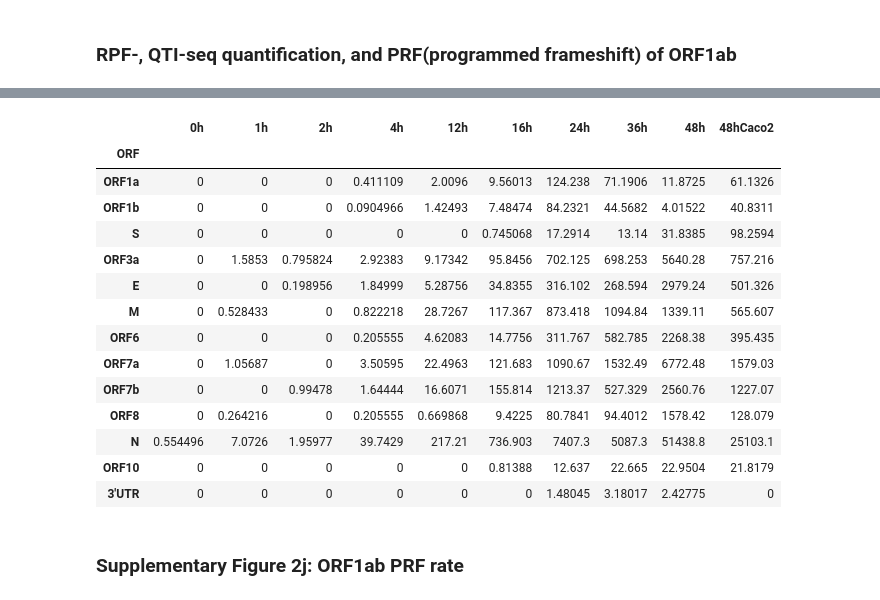
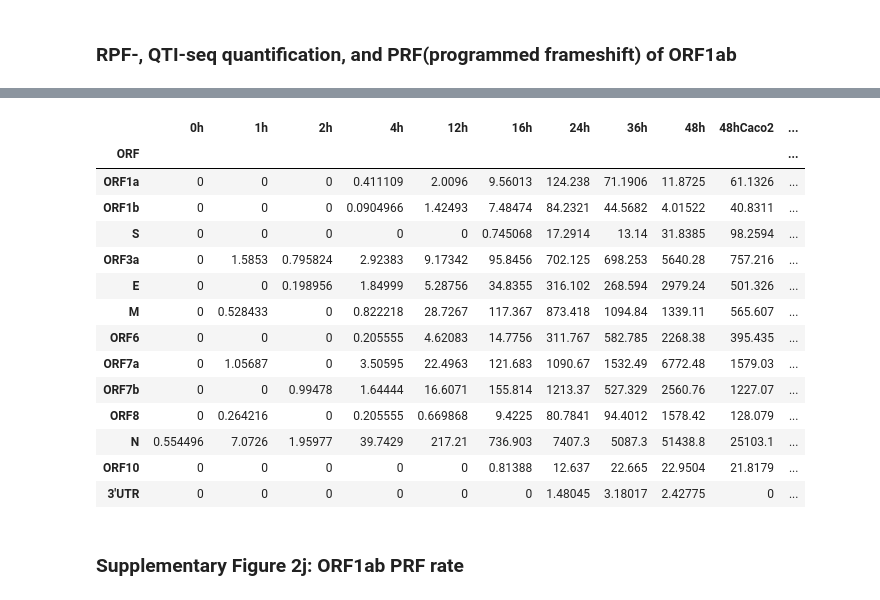
Before and after one commit to DoyeonKim-BI/Kimetal_SARSCOV2translatome, a Jupyter notebook: codes/Kimetal_analysis_SARSCOV2part.ipynb, the cells around one changed output, grey strips where cells are left out. Cells and saved outputs as stored; diff of their text form; code cells hidden in the pictures.

```diff
--- a/codes/Kimetal_analysis_SARSCOV2part.ipynb
+++ b/codes/Kimetal_analysis_SARSCOV2part.ipynb
@@ -265,11 +805,14 @@ def plot_timecourse_exp(exp_df, hpi_list =[], log10=True, ylim=None, psc = 0.0,
     plt.style.use('default')
 
     fig = plt.figure(figsize=(4,3))
-    ORFlist = exp_df.index
-    cov_annotations = ['ORF1a','ORF1b','S','ORF3a','E','M','ORF6','ORF7a','ORF7b','ORF8','N','ORF10']
+    ORFlist = list(exp_df.index)
+
     exp_df = exp_df[hpi_list]
     if include_3UTR:
-        cov_annotations.append('3\'UTR')
+        assert '3\'UTR' in ORFlist
+    else:
+        if '3\'UTR' in ORFlist:
+            ORFlist.remove('3\'UTR')
     x = np.arange(len(exp_df.columns))
     for ORF in ORFlist:
         exp = exp_df.loc[ORF]
@@ -290,14 +833,12 @@ def plot_timecourse_exp(exp_df, hpi_list =[], log10=True, ylim=None, psc = 0.0,
                 linestyle='--'
             label    = ORF
 
-        if (ORF == 'ORF10') and ('ORF10_NmRNA' in ORFlist): #ORF10_NmRNA: calculation of ORF10 TE by dividing N mRNA level
-            linestyle='--'
-
         if grey_exceptS:
             color = '#e8e8e8'
             if ORF in ['S','S_after']:
                 color = ORF_palette['S']
-        elif ORF == 'ORF10_NmRNA':
+        elif ORF == 'ORF10_NmRNA': #ORF10_NmRNA: calculation of ORF10 TE by dividing N mRNA level
+            linestyle='--'
             color = ORF_palette['ORF10']
         else:
             color = ORF_palette[ORF]
@@ -557,7 +1100,7 @@ RPF expression
 '''QTI-seq quantification, without TIS-L S*'''
 #QTI RPM calculation
 print('QTI expression')
-hpi_list   = ['%dh' %i for i in [0,1,2,4,12,16,24,36]]+['48h','48hCaco2']
+hpi_list   = ['%dh' %i for i in [0,1,2,4,12,16,24,36]]+['48h','48hCaco2', '48hCalu3cured']
 df_precalc_ORF1ab_PRFratio = pd.read_csv(RESULTDIR %('RPF_ORF1ab_PRF.tsv'), sep = '\t', index_col = 0)
 calc_timecourse_RPFexp(hpi_list, assay_prefix = 'RPFSeq',sample_prefix='QTI', offset_RPF = 12,
                        quant_range = (0,15), as_RPM = True, df_precalc_ORF1ab_PRFratio = df_precalc_ORF1ab_PRFratio,
@@ -584,18 +1128,18 @@ QTI expression
-|  | 0h | 1h | 2h | 4h | 12h | 16h | 24h | 36h | 48h | 48hCaco2 |
-| ORF |  |  |  |  |  |  |  |  |  |  |
-| ORF1a | 0 | 0 | 0 | 0.411109 | 2.0096 | 9.56013 | 124.238 | 71.1906 | 11.8725 | 61.1326 |
-| ORF1b | 0 | 0 | 0 | 0.0904966 | 1.42493 | 7.48474 | 84.2321 | 44.5682 | 4.01522 | 40.8311 |
-| S | 0 | 0 | 0 | 0 | 0 | 0.745068 | 17.2914 | 13.14 | 31.8385 | 98.2594 |
-| ORF3a | 0 | 1.5853 | 0.795824 | 2.92383 | 9.17342 | 95.8456 | 702.125 | 698.253 | 5640.28 | 757.216 |
-| E | 0 | 0 | 0.198956 | 1.84999 | 5.28756 | 34.8355 | 316.102 | 268.594 | 2979.24 | 501.326 |
-| M | 0 | 0.528433 | 0 | 0.822218 | 28.7267 | 117.367 | 873.418 | 1094.84 | 1339.11 | 565.607 |
-| ORF6 | 0 | 0 | 0 | 0.205555 | 4.62083 | 14.7756 | 311.767 | 582.785 | 2268.38 | 395.435 |
-| ORF7a | 0 | 1.05687 | 0 | 3.50595 | 22.4963 | 121.683 | 1090.67 | 1532.49 | 6772.48 | 1579.03 |
-| ORF7b | 0 | 0 | 0.99478 | 1.64444 | 16.6071 | 155.814 | 1213.37 | 527.329 | 2560.76 | 1227.07 |
-| ORF8 | 0 | 0.264216 | 0 | 0.205555 | 0.669868 | 9.4225 | 80.7841 | 94.4012 | 1578.42 | 128.079 |
-| N | 0.554496 | 7.0726 | 1.95977 | 39.7429 | 217.21 | 736.903 | 7407.3 | 5087.3 | 51438.8 | 25103.1 |
-| ORF10 | 0 | 0 | 0 | 0 | 0 | 0.81388 | 12.637 | 22.665 | 22.9504 | 21.8179 |
-| 3'UTR | 0 | 0 | 0 | 0 | 0 | 0 | 1.48045 | 3.18017 | 2.42775 | 0 |
+|  | 0h | 1h | 2h | 4h | 12h | 16h | 24h | 36h | 48h | 48hCaco2 | ... |
+| ORF |  |  |  |  |  |  |  |  |  |  | ... |
+| ORF1a | 0 | 0 | 0 | 0.411109 | 2.0096 | 9.56013 | 124.238 | 71.1906 | 11.8725 | 61.1326 | ... |
+| ORF1b | 0 | 0 | 0 | 0.0904966 | 1.42493 | 7.48474 | 84.2321 | 44.5682 | 4.01522 | 40.8311 | ... |
+| S | 0 | 0 | 0 | 0 | 0 | 0.745068 | 17.2914 | 13.14 | 31.8385 | 98.2594 | ... |
+| ORF3a | 0 | 1.5853 | 0.795824 | 2.92383 | 9.17342 | 95.8456 | 702.125 | 698.253 | 5640.28 | 757.216 | ... |
+| E | 0 | 0 | 0.198956 | 1.84999 | 5.28756 | 34.8355 | 316.102 | 268.594 | 2979.24 | 501.326 | ... |
+| M | 0 | 0.528433 | 0 | 0.822218 | 28.7267 | 117.367 | 873.418 | 1094.84 | 1339.11 | 565.607 | ... |
+| ORF6 | 0 | 0 | 0 | 0.205555 | 4.62083 | 14.7756 | 311.767 | 582.785 | 2268.38 | 395.435 | ... |
+| ORF7a | 0 | 1.05687 | 0 | 3.50595 | 22.4963 | 121.683 | 1090.67 | 1532.49 | 6772.48 | 1579.03 | ... |
+| ORF7b | 0 | 0 | 0.99478 | 1.64444 | 16.6071 | 155.814 | 1213.37 | 527.329 | 2560.76 | 1227.07 | ... |
+| ORF8 | 0 | 0.264216 | 0 | 0.205555 | 0.669868 | 9.4225 | 80.7841 | 94.4012 | 1578.42 | 128.079 | ... |
+| N | 0.554496 | 7.0726 | 1.95977 | 39.7429 | 217.21 | 736.903 | 7407.3 | 5087.3 | 51438.8 | 25103.1 | ... |
+| ORF10 | 0 | 0 | 0 | 0 | 0 | 0.81388 | 12.637 | 22.665 | 22.9504 | 21.8179 | ... |
+| 3'UTR | 0 | 0 | 0 | 0 | 0 | 0 | 1.48045 | 3.18017 | 2.42775 | 0 | ... |
 # %% [markdown]
 ### Supplementary Figure 2j: ORF1ab PRF rate
 # %%
```
Also changed, not shown: parts of 130 cells of this notebook.
